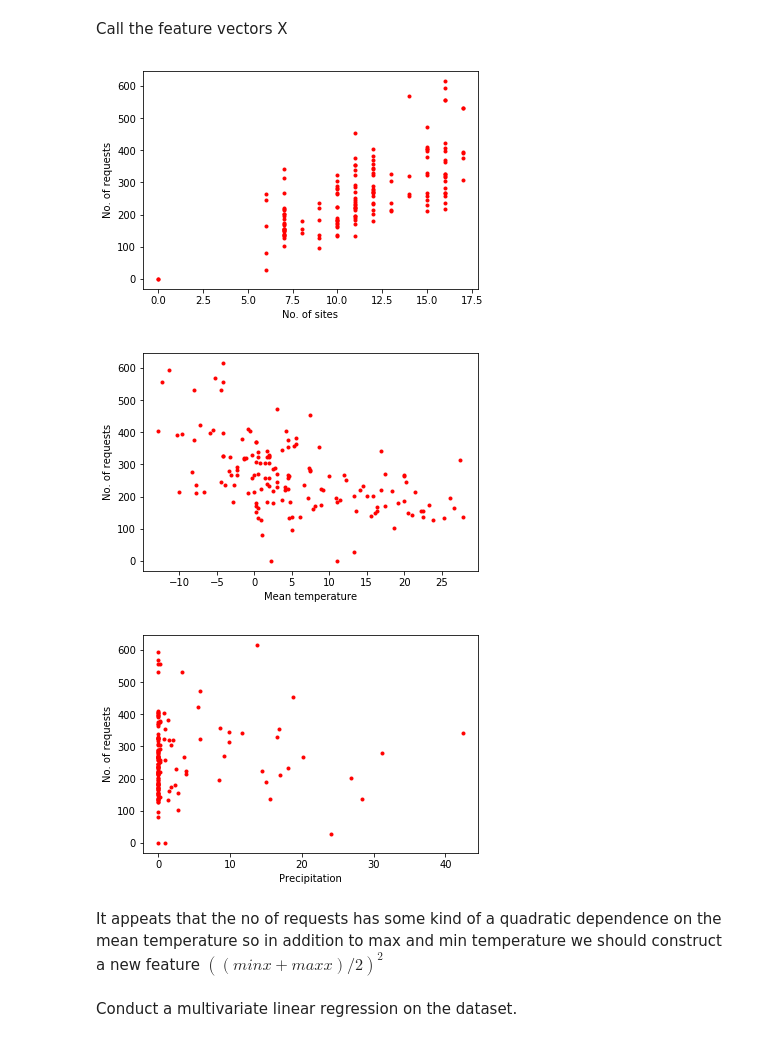
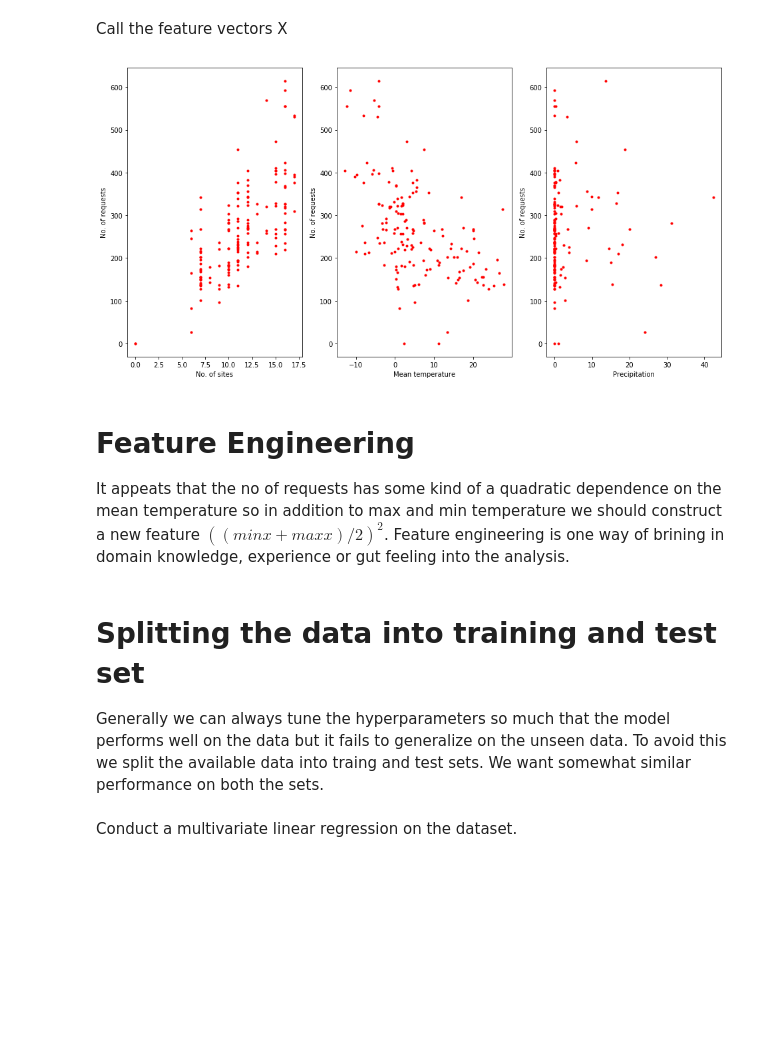
Before and after one commit to sintefmath/GeiloWinterSchool2018, a Jupyter notebook: course_material/LinearRegression.ipynb, the cells around one changed output. Saved outputs shown, nothing was run; the diff lists cells and outputs as text; code cells hidden in the pictures; blank space fills up the shorter version.

```diff
--- a/course_material/LinearRegression.ipynb
+++ b/course_material/LinearRegression.ipynb
@@ -329,31 +357,29 @@ training_data.head()
 Call the feature vectors X
 # %%
 X=training_data.values
-
-plt.figure(1)
+plt.figure(figsize=(16,8))
+plt.subplot(131)
 plt.plot(X[:,0],y[:],'r.')
 plt.xlabel("No. of sites")
 plt.ylabel("No. of requests")
-plt.show()
-
-plt.figure(1)
+plt.subplot(132)
 plt.plot((X[:,1]+X[:,2])/2.0,y[:],'r.')
 plt.xlabel("Mean temperature")
 plt.ylabel("No. of requests")
-plt.show()
-
-plt.figure(1)
+plt.subplot(133)
 plt.plot(X[:,3],y[:],'r.')
 plt.xlabel("Precipitation")
 plt.ylabel("No. of requests")
 plt.show()
 # %% [output]
-[figure, old version]
+[figure, new version]
-[figure, removed]
-[figure, removed]
 # %% [markdown]
-It appeats that the no of requests has some kind of a quadratic dependence on the mean temperature so in addition to max and min temperature we should construct a new feature $((minx+maxx)/2)^{2}$
+# Feature Engineering
+It appeats that the no of requests has some kind of a quadratic dependence on the mean temperature so in addition to max and min temperature we should construct a new feature $((minx+maxx)/2)^{2}$. Feature engineering is one way of brining in domain knowledge, experience or gut feeling into the analysis.
 # %%
 X=np.column_stack([X,(X[:,1]+X[:,2])**2.0])
+# %% [markdown]
+# Splitting the data into training and test set
+Generally we can always tune the hyperparameters so much that the model performs well on the data but it fails to generalize on the unseen data. To avoid this we split the available data into traing and test sets. We want somewhat similar performance on both the sets.
 # %%
 #Split the data into training and validation test
```
Also changed, not shown: parts of 51 cells of this notebook, 1 other file.
